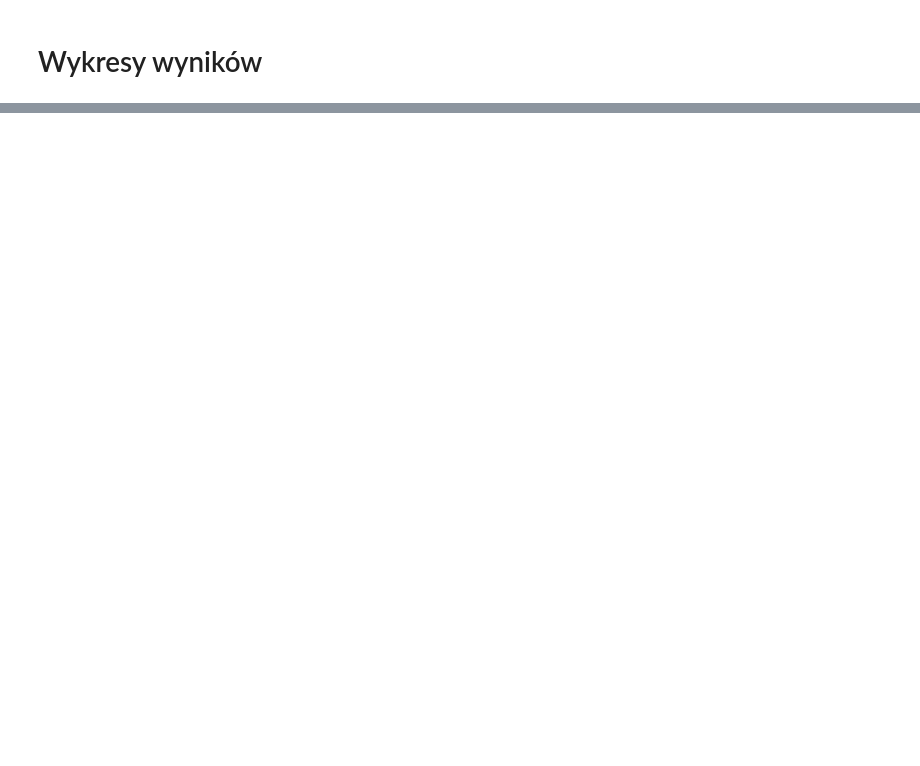
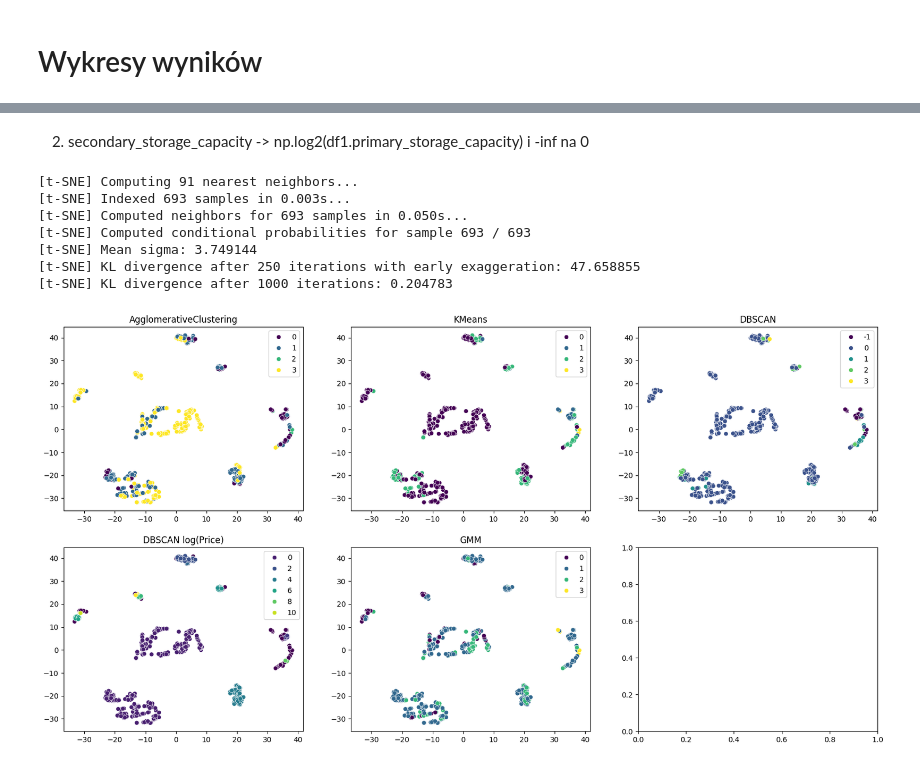
Before and after one commit to fantasy2fry/brand-laptops-clustering-ml, a Jupyter notebook: src/km2/Jan.ipynb, the cells around one changed output, grey strips where cells are left out. Drawn from its saved outputs; the diff is of its cells as text; code cells hidden in the pictures; blank space fills up the shorter version.

```diff
--- a/src/km2/Jan.ipynb
+++ b/src/km2/Jan.ipynb
@@ -401,0 +449,28 @@ plt.show()
+# %% [markdown]
+2. secondary_storage_capacity ->  np.log2(df1.primary_storage_capacity) i -inf na 0
+# %%
+df1_copy = df1.copy()
+df1_copy['Price'] = np.log(df1_copy['Price'] )
+# df1_copy['primary_storage_capacity'] = np.log2(df1.primary_storage_capacity)
+df1_copy['secondary_storage_capacity'] = df1_copy['secondary_storage_capacity'].apply(lambda x : max(0,np.log2(x)))
+
+tSNE = TSNE(random_state=60, verbose=1,n_iter=1000)
+digits_proj = tSNE.fit_transform(df1_copy)
+
+figure,ax = plt.subplots(2,3,figsize=(20,10))
+ax = ax.flatten()
+predictions = [y_aggc,y_km,y_dbscan,y_dbscan_log,y_gmm]
+predictions_title = ['AgglomerativeClustering','KMeans','DBSCAN','DBSCAN log(Price)','GMM']
+for i in range(len(predictions)):
+    sns.scatterplot(x=digits_proj[:,0], y=digits_proj[:,1],hue=predictions[i],palette='viridis',ax=ax[i])
+    ax[i].set_title(predictions_title[i])
+plt.show()
+# %% [output]
+[t-SNE] Computing 91 nearest neighbors...
+[t-SNE] Indexed 693 samples in 0.003s...
+[t-SNE] Computed neighbors for 693 samples in 0.050s...
+[t-SNE] Computed conditional probabilities for sample 693 / 693
+[t-SNE] Mean sigma: 3.749144
+[t-SNE] KL divergence after 250 iterations with early exaggeration: 47.658855
+[t-SNE] KL divergence after 1000 iterations: 0.204783
+[figure, added]
```
Also changed, not shown: parts of 20 cells of this notebook.
